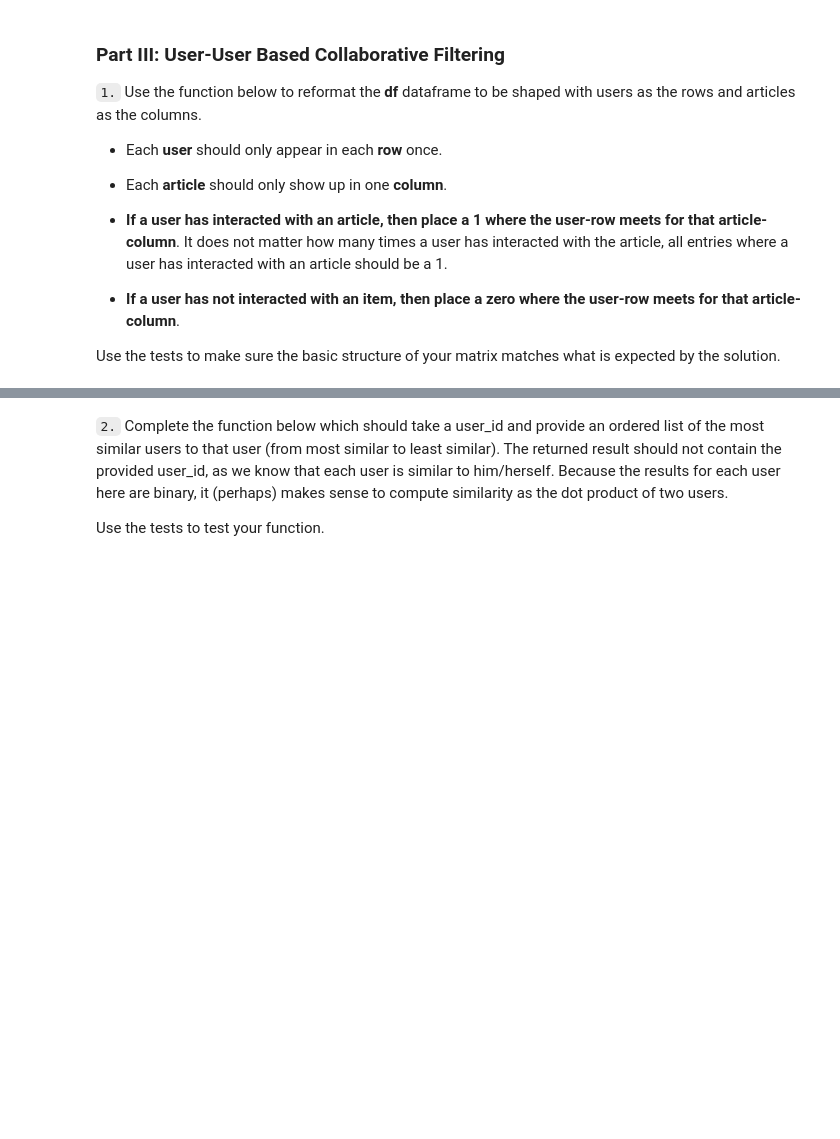
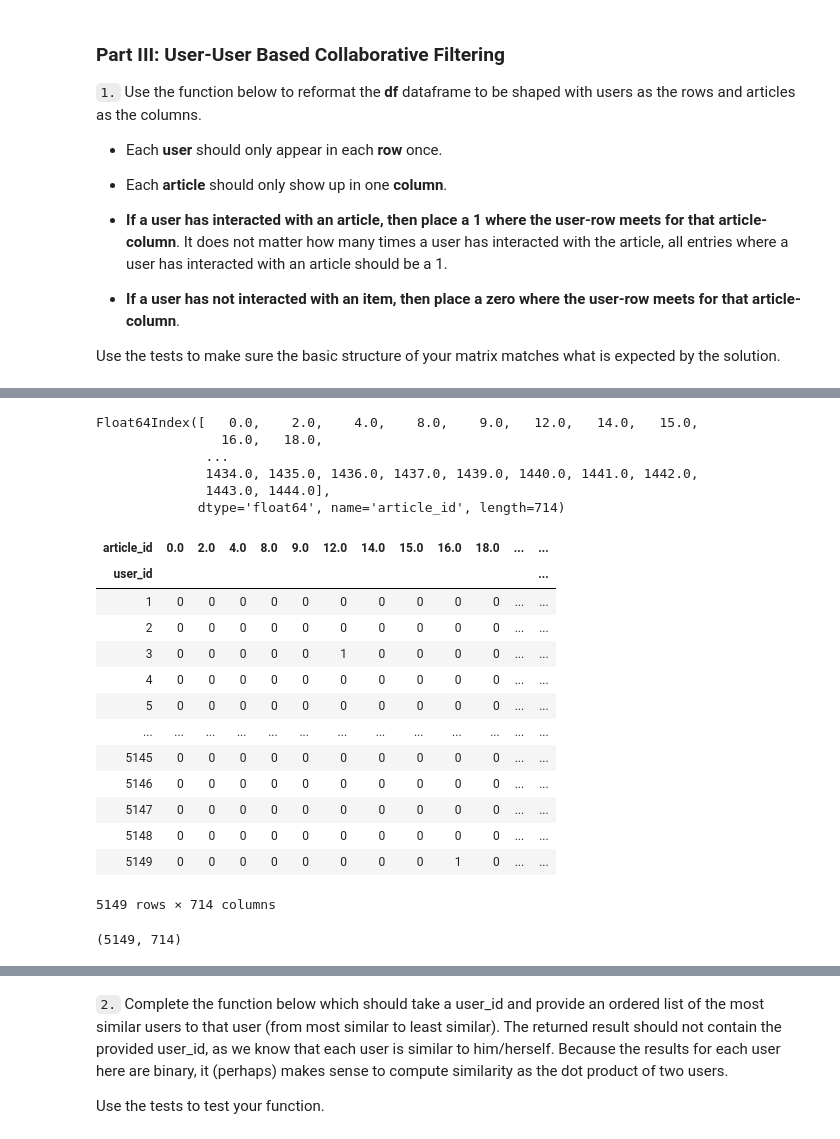
Before and after one commit to gj0706/recommendations_with_IBM, a Jupyter notebook: Recommendations_with_IBM.ipynb, the cells around one changed output, grey strips where cells are left out. Saved outputs shown, nothing was run; the diff lists cells and outputs as text; code cells hidden in the pictures; blank space fills up the shorter version.

Commit message:
created user-ittem matrix

```diff
--- a/Recommendations_with_IBM.ipynb
+++ b/Recommendations_with_IBM.ipynb
@@ -366,0 +376,30 @@ Use the tests to make sure the basic structure of your matrix matches what is ex
+# %%
+df_group = df.groupby(['user_id','article_id'])['article_id'].count().unstack().fillna(0).astype(np.int)
+
+df_group.columns
+# %% [output]
+Float64Index([   0.0,    2.0,    4.0,    8.0,    9.0,   12.0,   14.0,   15.0,
+                16.0,   18.0,
+              ...
+              1434.0, 1435.0, 1436.0, 1437.0, 1439.0, 1440.0, 1441.0, 1442.0,
+              1443.0, 1444.0],
+             dtype='float64', name='article_id', length=714)
+# %%
+for col in df_group.columns:
+    df_group[col] = df_group[col].apply(lambda x: x if x == 0 else 1)
+df_group
+# %% [output]
+| article_id | 0.0 | 2.0 | 4.0 | 8.0 | 9.0 | 12.0 | 14.0 | 15.0 | 16.0 | 18.0 | ... | ... |
+| user_id |  |  |  |  |  |  |  |  |  |  |  | ... |
+| 1 | 0 | 0 | 0 | 0 | 0 | 0 | 0 | 0 | 0 | 0 | ... | ... |
+| 2 | 0 | 0 | 0 | 0 | 0 | 0 | 0 | 0 | 0 | 0 | ... | ... |
+| 3 | 0 | 0 | 0 | 0 | 0 | 1 | 0 | 0 | 0 | 0 | ... | ... |
+| 4 | 0 | 0 | 0 | 0 | 0 | 0 | 0 | 0 | 0 | 0 | ... | ... |
+| 5 | 0 | 0 | 0 | 0 | 0 | 0 | 0 | 0 | 0 | 0 | ... | ... |
+| ... | ... | ... | ... | ... | ... | ... | ... | ... | ... | ... | ... | ... |
+| 5145 | 0 | 0 | 0 | 0 | 0 | 0 | 0 | 0 | 0 | 0 | ... | ... |
+| 5146 | 0 | 0 | 0 | 0 | 0 | 0 | 0 | 0 | 0 | 0 | ... | ... |
+| 5147 | 0 | 0 | 0 | 0 | 0 | 0 | 0 | 0 | 0 | 0 | ... | ... |
+| 5148 | 0 | 0 | 0 | 0 | 0 | 0 | 0 | 0 | 0 | 0 | ... | ... |
+| 5149 | 0 | 0 | 0 | 0 | 0 | 0 | 0 | 0 | 1 | 0 | ... | ... |
+5149 rows × 714 columns
@@ -379,11 +424,18 @@ def create_user_item_matrix(df):
     Return a matrix with user ids as rows and article ids on the columns with 1 values where a user interacted with
     an article and a 0 otherwise
     '''
-    # Fill in the function here
+    user_item = df.groupby(['user_id','article_id'])['article_id'].count().unstack().fillna(0)
+    for col in user_item.columns:
+        user_item[col] = user_item[col].apply(lambda x: x if x == 0 else 1)
+
+#     user_item = pd.get_dummies(df_, columns=['article_id'])
 
     return user_item # return the user_item matrix
 
 user_item = create_user_item_matrix(df)
+user_item.shape
+# %% [output]
+(5149, 714)
 # %%
 ## Tests: You should just need to run this cell.  Don't change the code.
 assert user_item.shape[0] == 5149, "Oops!  The number of users in the user-article matrix doesn't look right."
```
Also changed, not shown: parts of 4 cells of this notebook.
